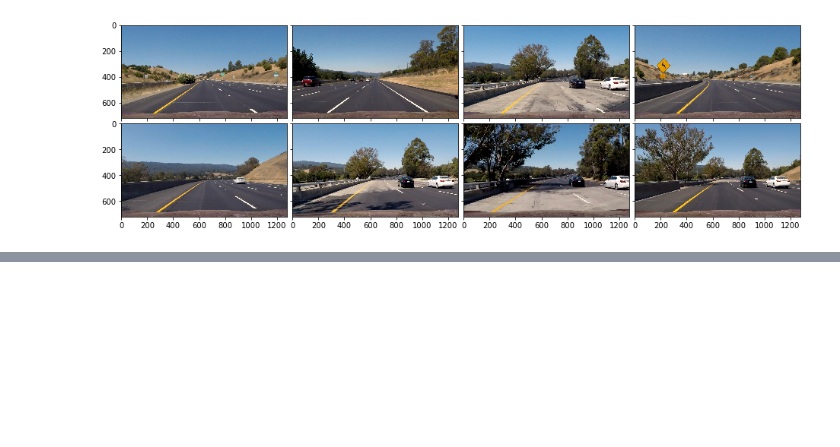
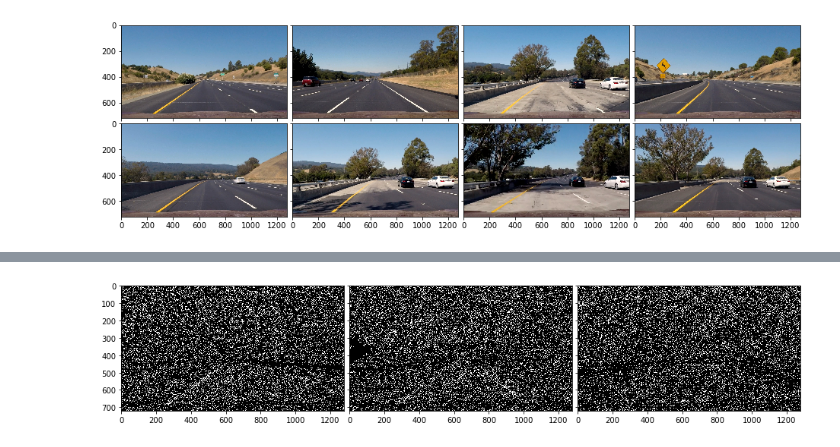
Before and after one commit to norman-thomas/CarND-Advanced-Lane-Lines, a Jupyter notebook: Advanced Lane Lines.ipynb, the cells around one changed output, grey strips where cells are left out. Drawn from its saved outputs; the diff is of its cells as text; code cells hidden in the pictures; blank space fills up the shorter version.

```diff
--- a/Advanced Lane Lines.ipynb
+++ b/Advanced Lane Lines.ipynb
@@ -111,0 +135,4 @@ display(test_images, cols=len(test_images)//2)
+# %%
+display(test_sobeld, cols=len(test_sobeld))
+# %% [output]
+[figure, added]
```
Also changed, not shown: parts of 6 cells of this notebook.
